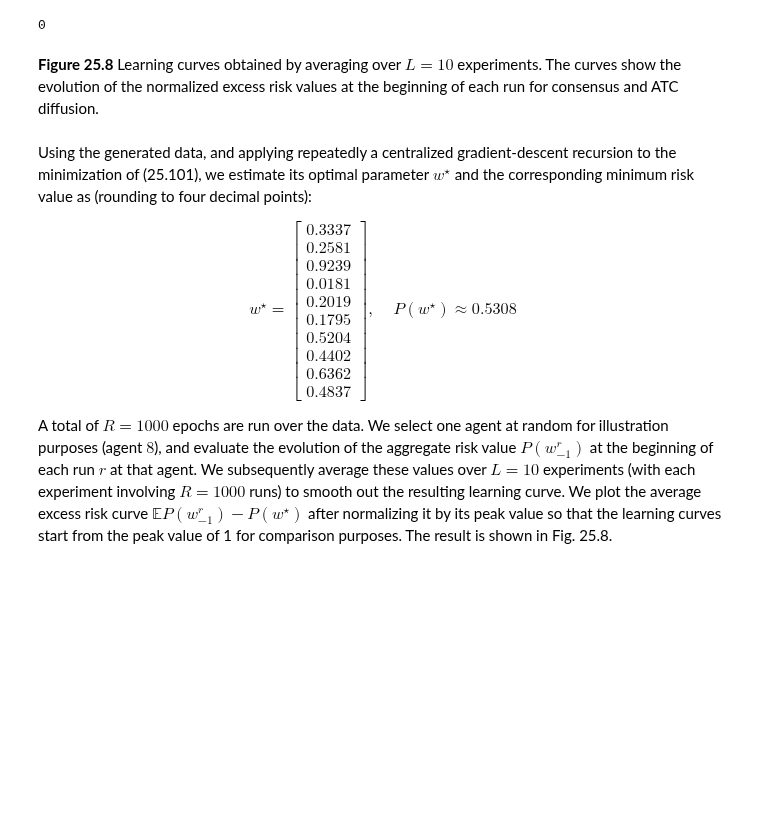
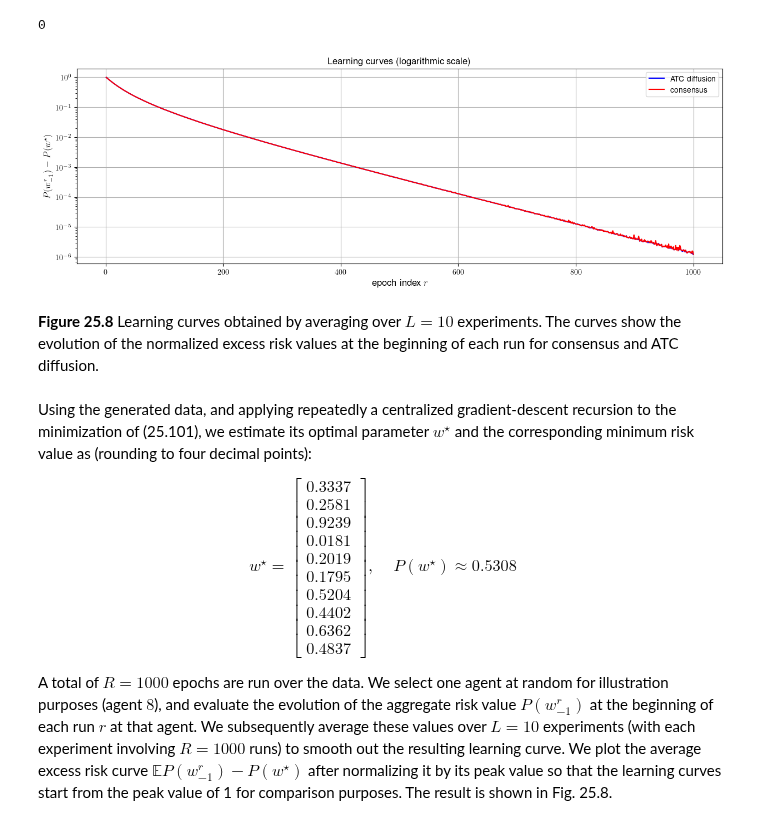
Before and after one commit to asl-epfl/inference-learning-data-2022-python, a Jupyter notebook: chapter-25/chapter-25.ipynb, the cells around one changed output. Drawn from its saved outputs; the diff is of its cells as text; code cells hidden in the pictures; blank space fills up the shorter version.

```diff
--- a/chapter-25/chapter-25.ipynb
+++ b/chapter-25/chapter-25.ipynb
@@ -432,33 +432,38 @@ if L == 1:
     P_DING_mean = P_DING.reshape(-1,1)
 else :
     P_ATC_mean  = P_ATC.mean(axis=0).reshape(-1, 1)
     P_CONS_mean = P_CONS.mean(axis=0).reshape(-1, 1)
     P_EXTRA_mean = P_EXTRA.mean(axis=0).reshape(-1, 1)
     P_EXACT_mean = P_EXACT.mean(axis=0).reshape(-1, 1)
     P_GRAD_mean = P_GRAD.mean(axis=0).reshape(-1, 1)
     P_DING_mean = P_DING.mean(axis=0).reshape(-1, 1)
 
+
 plt.rcParams.update({
     "text.usetex": True,
     "font.family": "sans-serif",
     "font.sans-serif": "Helvetica",
 })
+
+plt.rcParams['figure.figsize']=15, 10
 
 
 # Figure 8 from Chapter 25 (diffusion vs consensus)
 plt.figure()
 plt.subplot(211)
 plt.semilogy(range(1, runs + 1), (P_ATC_mean - Pstar) / max(P_ATC_mean - Pstar), '-b',
              range(1, runs + 1), (P_CONS_mean - Pstar) / max(P_CONS_mean - Pstar), '-r')
 plt.xlabel('epoch index $r$', fontsize=12)
 plt.ylabel('$P(w_{-1}^r) - P(w^\star)$', fontsize=12)
 plt.title('Learning curves (logarithmic scale)', fontsize=12)
 plt.legend(['ATC diffusion', 'consensus'])
 plt.grid()
 plt.axis('tight')
 plt.savefig('figs/fig-8-ch25.pdf', format='pdf', bbox_inches="tight")
 
 plt.show()
+# %% [output]
+[figure, added]
 # %% [markdown]
 **Figure 25.8** Learning curves obtained by averaging over $L=10$ experiments. The curves show the evolution of the normalized excess risk values at the beginning of each run for consensus and ATC diffusion.
 # %% [markdown]
```
Also changed, not shown: parts of 1 cell of this notebook, 5 other files.
